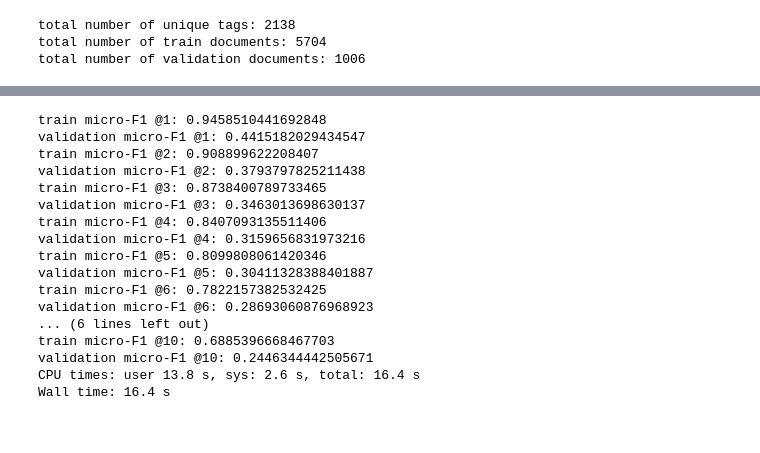
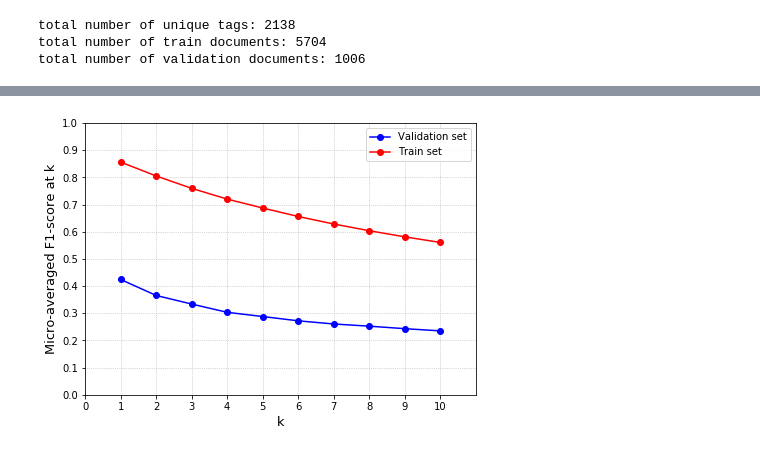
Before and after one commit to queirozfcom/auto-tagger, a Jupyter notebook: social-tags/notebooks/movielens-imdb/ranking/ovr-svm-linear-svc-calibrated.ipynb, the cells around one changed output, grey strips where cells are left out. Drawn from its saved outputs; the diff is of its cells as text; code cells hidden in the pictures.

```diff
--- a/social-tags/notebooks/movielens-imdb/ranking/ovr-svm-linear-svc-calibrated.ipynb
+++ b/social-tags/notebooks/movielens-imdb/ranking/ovr-svm-linear-svc-calibrated.ipynb
@@ -51,10 +51,9 @@ INTERIM_DATA_ROOT = os.path.abspath("../../../data/interim/movielens-ml20m-imdb/
 PATH_TO_PROCESSED_FILE = os.path.abspath('../../../data/processed/movielens-20m-imdb-tags-and-synopses-2017-12-20.csv')
 
 # CONFIGS
-
 SEED= 42
 
-MAX_NB_WORDS = 5000
+MAX_NB_WORDS = 1000
 # %%
 np.random.seed(SEED)
 # %%
@@ -128,8 +127,5 @@ Wall time: 2min 36s
 # %%
-%%time
-
 ks = [1,2,3,4,5,6,7,8,9,10]
 
-for k in ks:
-    print("train micro-F1 @{}: {}".format(k,ranking.micro_f1_at_k(Y_train,Y_pred_train,k=k)))
-    print("validation micro-F1 @{}: {}".format(k,ranking.micro_f1_at_k(Y_val,Y_pred_val,k=k)))
+train_scores = [ranking.micro_f1_at_k(Y_train,Y_pred_train,k=k,normalize=True) for k in ks]
+validation_scores = [ranking.micro_f1_at_k(Y_val,Y_pred_val,k=k,normalize=True) for k in ks]
@@ -154,26 +132,9 @@ Wall time: 16.4 s
-# %%
-%%time
-
-ks = [1,2,3,4,5,6,7,8,9,10]
-
-for k in ks:
-    print("train micro-F1 @{}: {}".format(k,ranking.micro_f1_at_k(Y_train,Y_pred_train,k=k,normalize=True)))
-    print("validation micro-F1 @{}: {}".format(k,ranking.micro_f1_at_k(Y_val,Y_pred_val,k=k,normalize=True)))
-# %% [output]
-train micro-F1 @1: 0.9458510441692848
-validation micro-F1 @1: 0.4415182029434547
-train micro-F1 @2: 0.908899622208407
-validation micro-F1 @2: 0.3793797825211438
-train micro-F1 @3: 0.8738400789733465
-validation micro-F1 @3: 0.3463013698630137
-train micro-F1 @4: 0.8407093135511406
-validation micro-F1 @4: 0.3159656831973216
-train micro-F1 @5: 0.8099808061420346
-validation micro-F1 @5: 0.30411328388401887
-train micro-F1 @6: 0.7822157382532425
-validation micro-F1 @6: 0.28693060876968923
-... (6 lines left out)
-train micro-F1 @10: 0.6885396668467703
-validation micro-F1 @10: 0.2446344442505671
-CPU times: user 13.8 s, sys: 2.6 s, total: 16.4 s
-Wall time: 16.4 s
+# %%
+plt.clf()
+img = plt.gcf()
+ax = plt.gca()
+plot_micro_f1_at_k(validation_scores,ax,train_scores)
+plt.gcf().set_size_inches(7,5)
+plt.show()
+# %% [output]
+[figure, added]
```
Also changed, not shown: parts of 5 cells of this notebook, 2 other files.
